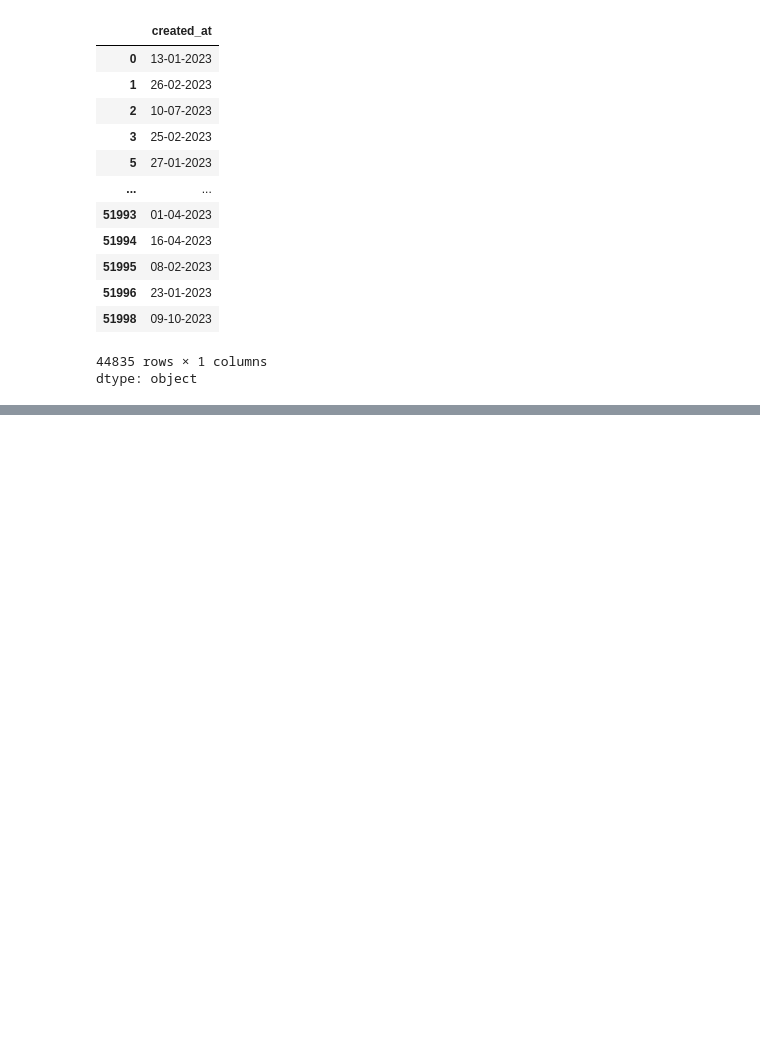
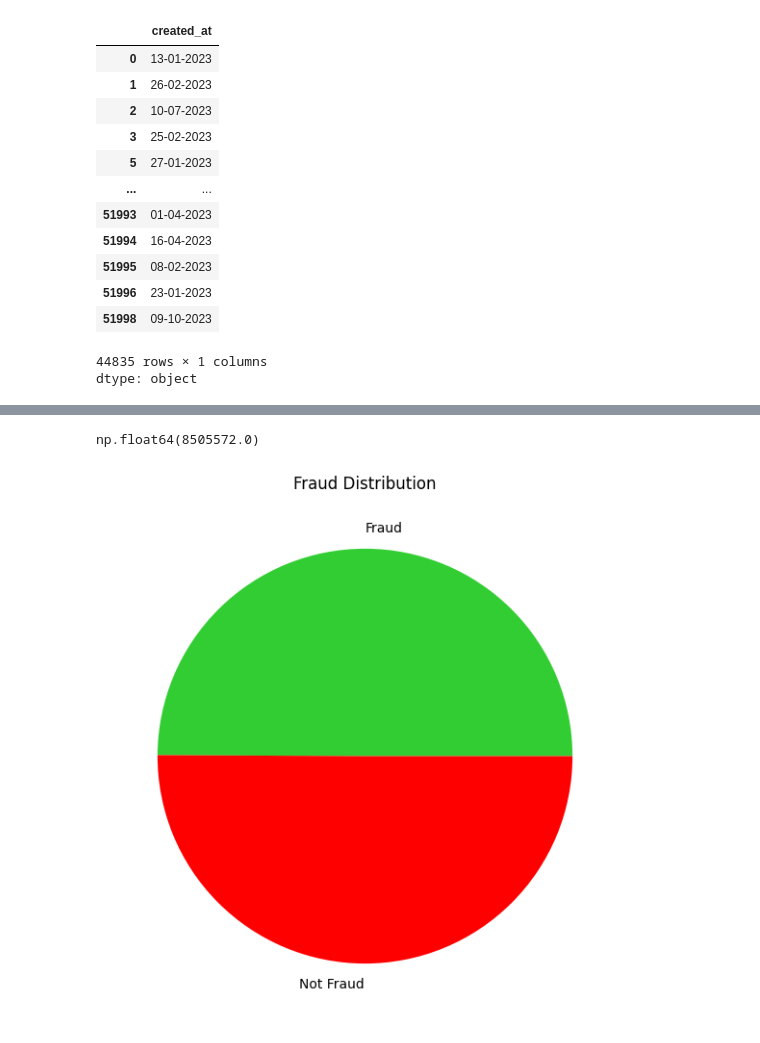
Before and after one commit to Jeel88/DSV_Finance, a Jupyter notebook: Finance_DSV_Project.ipynb, the cells around one changed output, grey strips where cells are left out. Saved outputs shown, nothing was run; the diff lists cells and outputs as text; code cells hidden in the pictures; blank space fills up the shorter version.

Commit message:
done some vizualization in graph

```diff
--- a/Finance_DSV_Project.ipynb
+++ b/Finance_DSV_Project.ipynb
@@ -350,0 +372,16 @@ df[['credit_score', 'credit_category']]
+# %%
+def get_country(currency):
+    if currency == 'PLN':
+        return 'Poland'
+    elif currency == 'USD':
+        return 'United States'
+    elif currency == 'EUR':
+        return 'Eurozone'
+    elif currency == 'CHF':
+        return 'Switzerland'
+    elif currency == 'GBP':
+        return 'United Kingdom'
+    else:
+        return 'Unknown'
+
+df['country'] = df['currency'].apply(get_country)
@@ -350,0 +415,15 @@ df[['credit_score', 'credit_category']]
+# %%
+df['amount'].sum().round()
+# %% [output]
+np.float64(8505572.0)
+# %%
+x = ['Fraud', 'Not Fraud']
+y = [(df['fraud_flag'] == 1).sum(), (df['fraud_flag'] == 0).sum()]
+
+plt.figure(figsize=(7,7))
+plt.pie(y, labels=x, colors=['limegreen', 'red'])
+
+plt.title('Fraud Distribution')
+plt.show()
+# %% [output]
+[figure, added]
```
Also changed, not shown: parts of 10 cells of this notebook.
